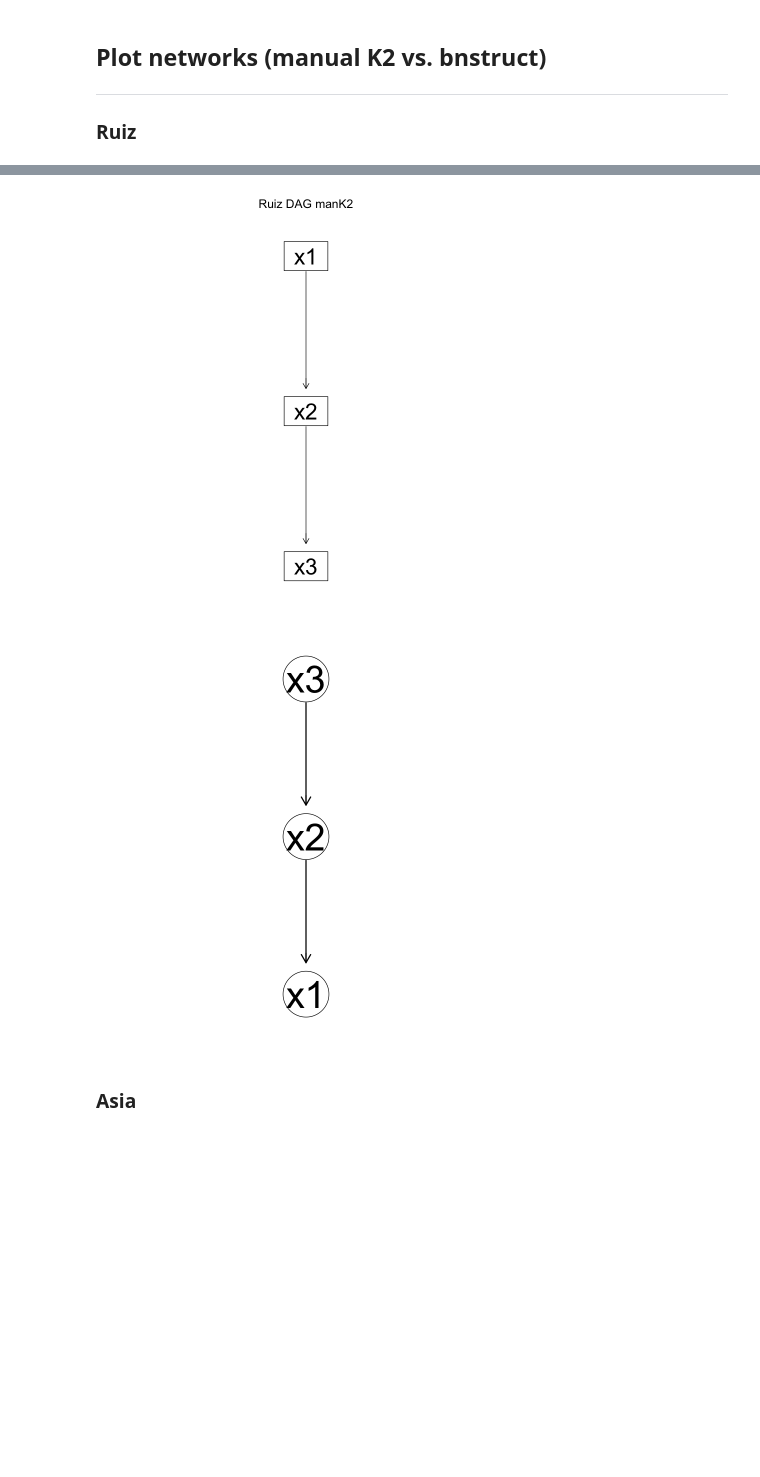
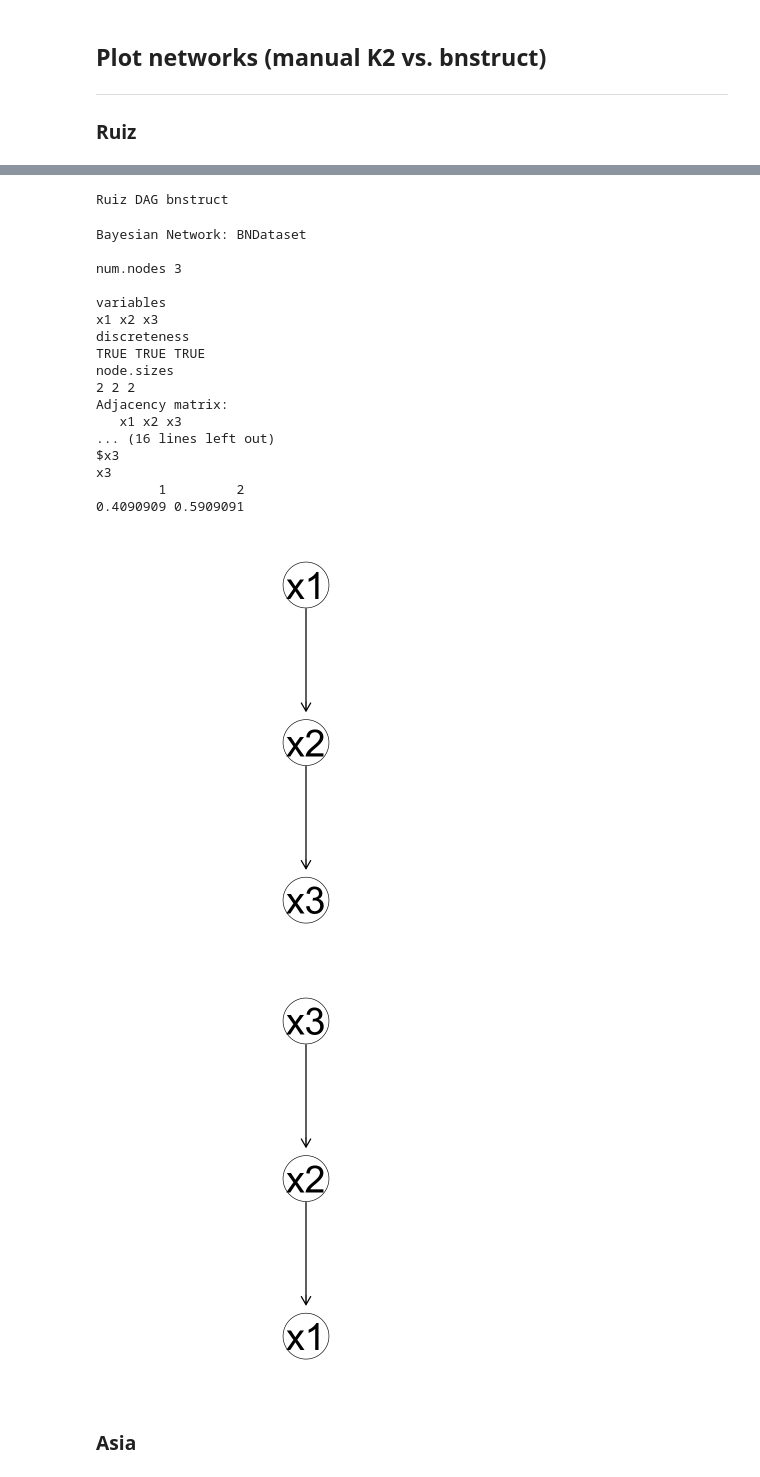
Before and after one commit to filippobezzi/bayesian_networks, a Jupyter notebook: part3_comparison.ipynb, the cells around one changed output, grey strips where cells are left out. Cells and saved outputs as stored; diff of their text form; code cells hidden in the pictures; blank space fills up the shorter version.

```diff
--- a/part3_comparison.ipynb
+++ b/part3_comparison.ipynb
@@ -113,6 +97,8 @@ Achieving complete connectivity...
 ### Ruiz
 # %%
 ### RUIZ ####
-graphviz.plot(ruiz_net$dag, main = "Ruiz DAG manK2")
-plot(ruiz_net_bs, main = "RUIZ DAG bnstruct")
+cat("Ruiz DAG man-K2"); ruiz_man_bs;
+cat("Ruiz DAG bnstruct"); ruiz_net_bs
+plot(ruiz_man_bs, main = "Ruiz DAG man-K2")
+plot(ruiz_net_bs, main = "Ruiz DAG bnstruct")
 # %% [output]
@@ -119,4 +124,22 @@ plot(ruiz_net_bs, main = "RUIZ DAG bnstruct")
+Ruiz DAG bnstruct
+Bayesian Network: BNDataset
+
+num.nodes 3
+
+variables
+x1 x2 x3
+discreteness
+TRUE TRUE TRUE
+node.sizes
+2 2 2
+Adjacency matrix:
+   x1 x2 x3
+... (16 lines left out)
+$x3
+x3
+        1         2
+0.4090909 0.5909091
-[figure, old version]
+[figure, new version]
 [figure]
 # %% [markdown]
 ### Asia
```
Also changed, not shown: parts of 12 cells of this notebook, 2 other files.
